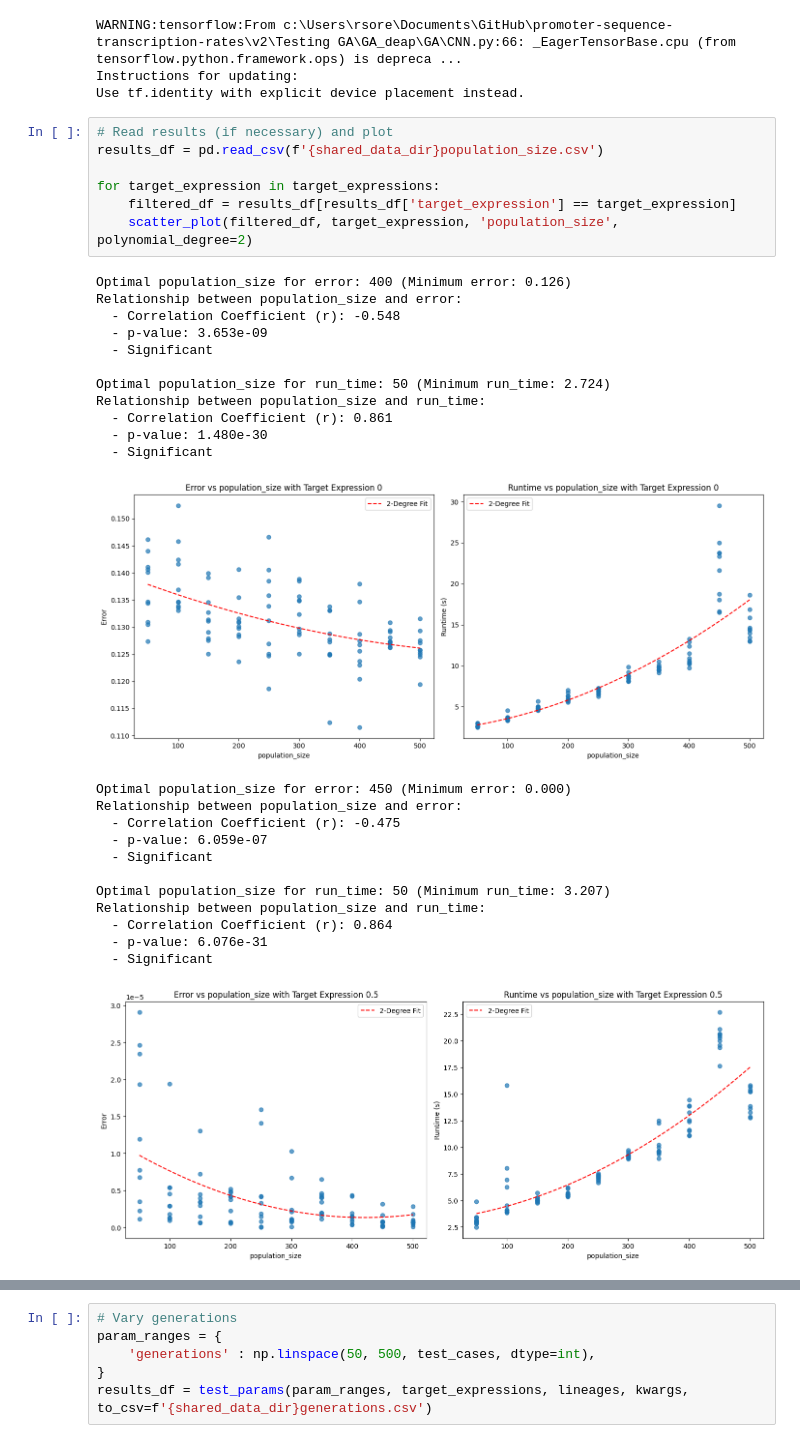
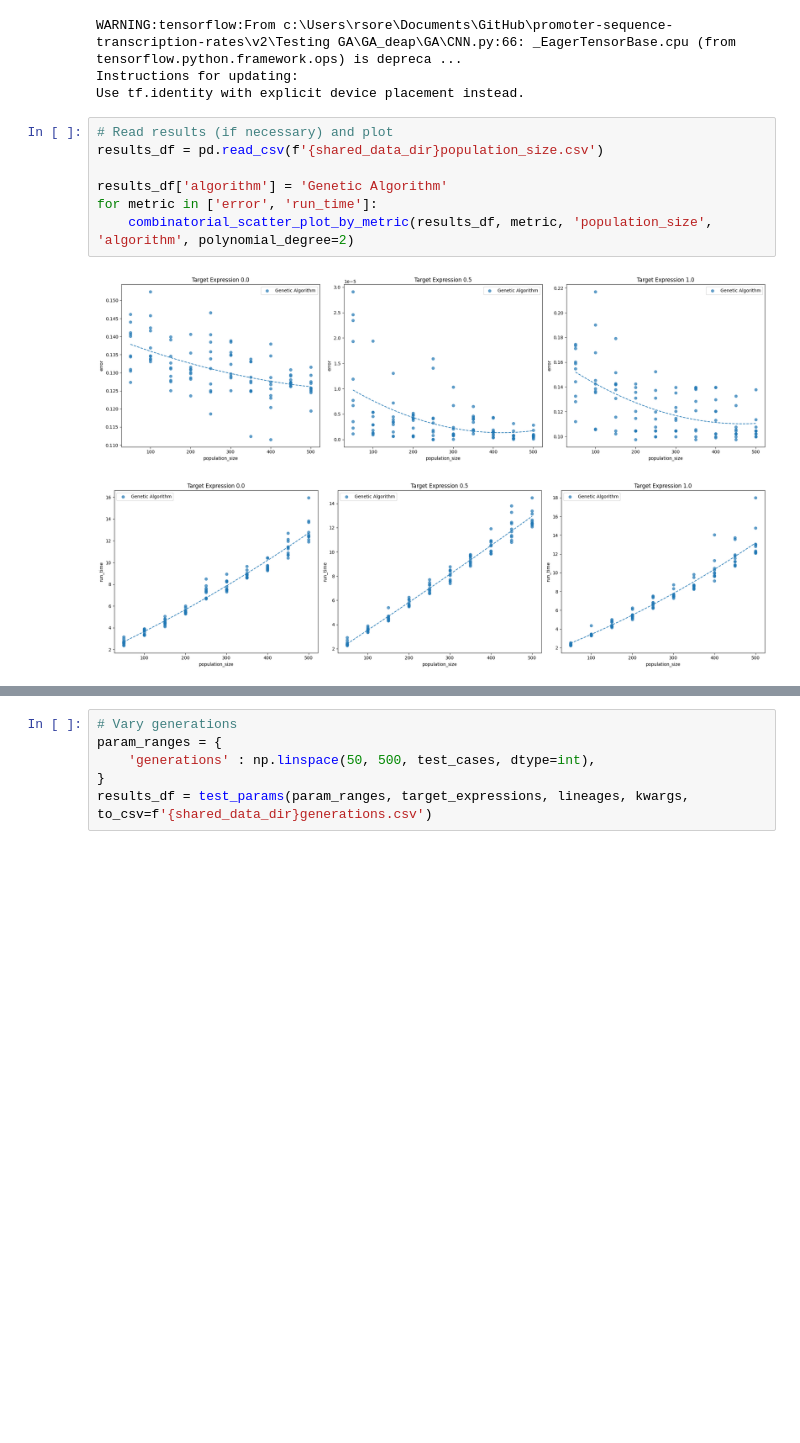
Before and after one commit to Rhys-sg/promoter-sequence-transcription-rates, a Jupyter notebook: v2/Testing GA/GA_deap/8_0_evaluation.ipynb, the cells around one changed output, grey strips where cells are left out. Drawn from its saved outputs; the diff is of its cells as text; blank space fills up the shorter version.

```diff
--- a/v2/Testing GA/GA_deap/8_0_evaluation.ipynb
+++ b/v2/Testing GA/GA_deap/8_0_evaluation.ipynb
@@ -30,32 +31,10 @@ Use tf.identity with explicit device placement instead.
 # %%
 # Read results (if necessary) and plot
 results_df = pd.read_csv(f'{shared_data_dir}population_size.csv')
 
-for target_expression in target_expressions:
-    filtered_df = results_df[results_df['target_expression'] == target_expression]
-    scatter_plot(filtered_df, target_expression, 'population_size', polynomial_degree=2)
+results_df['algorithm'] = 'Genetic Algorithm'
+for metric in ['error', 'run_time']:
+    combinatorial_scatter_plot_by_metric(results_df, metric, 'population_size', 'algorithm', polynomial_degree=2)
 # %% [output]
-Optimal population_size for error: 400 (Minimum error: 0.126)
-Relationship between population_size and error:
-  - Correlation Coefficient (r): -0.548
-  - p-value: 3.653e-09
-  - Significant
-
-Optimal population_size for run_time: 50 (Minimum run_time: 2.724)
-Relationship between population_size and run_time:
-  - Correlation Coefficient (r): 0.861
-  - p-value: 1.480e-30
-  - Significant
-[figure, old version]
+[figure, new version]
-Optimal population_size for error: 450 (Minimum error: 0.000)
-Relationship between population_size and error:
-  - Correlation Coefficient (r): -0.475
-  - p-value: 6.059e-07
-  - Significant
-
-Optimal population_size for run_time: 50 (Minimum run_time: 3.207)
-Relationship between population_size and run_time:
-  - Correlation Coefficient (r): 0.864
-  - p-value: 6.076e-31
-  - Significant
-[figure, old version]
+[figure, new version]
```
Also changed, not shown: parts of 3 cells of this notebook, 3 other files.
